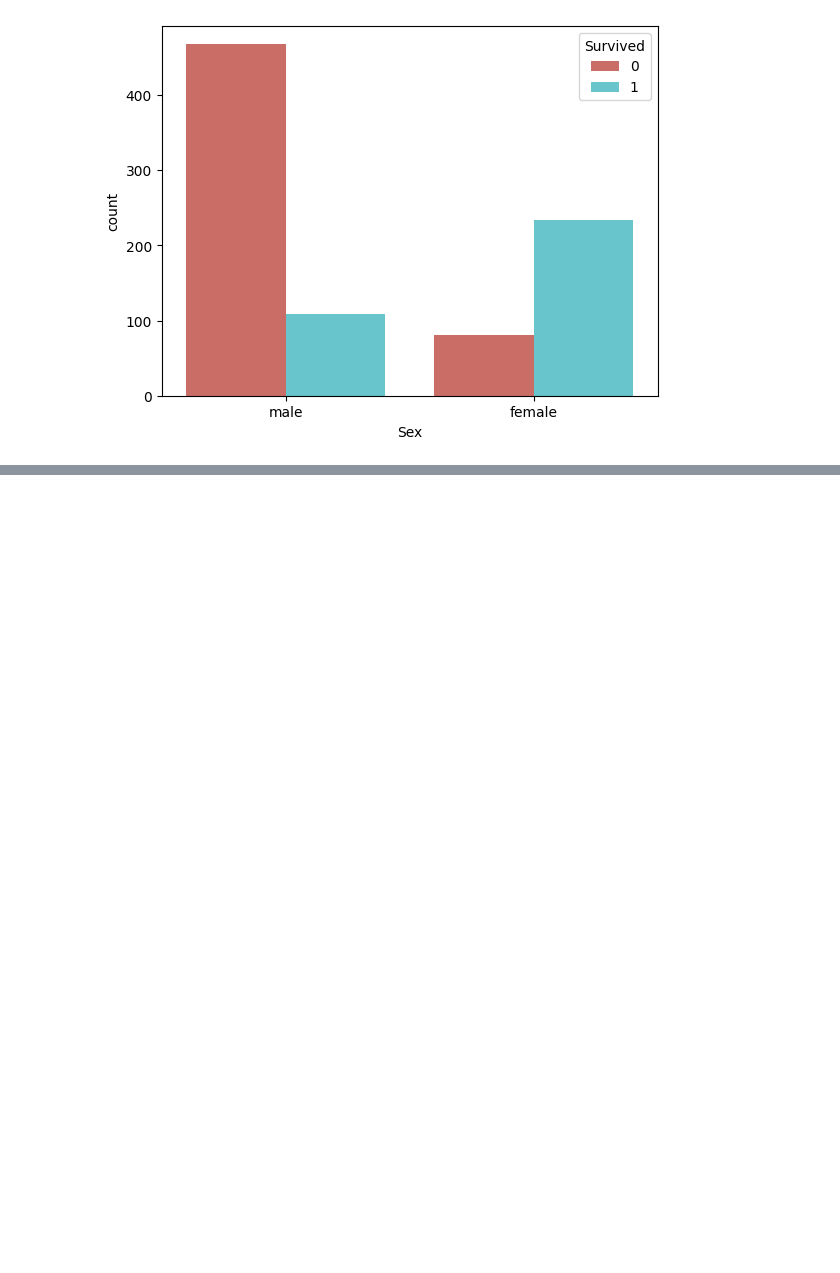
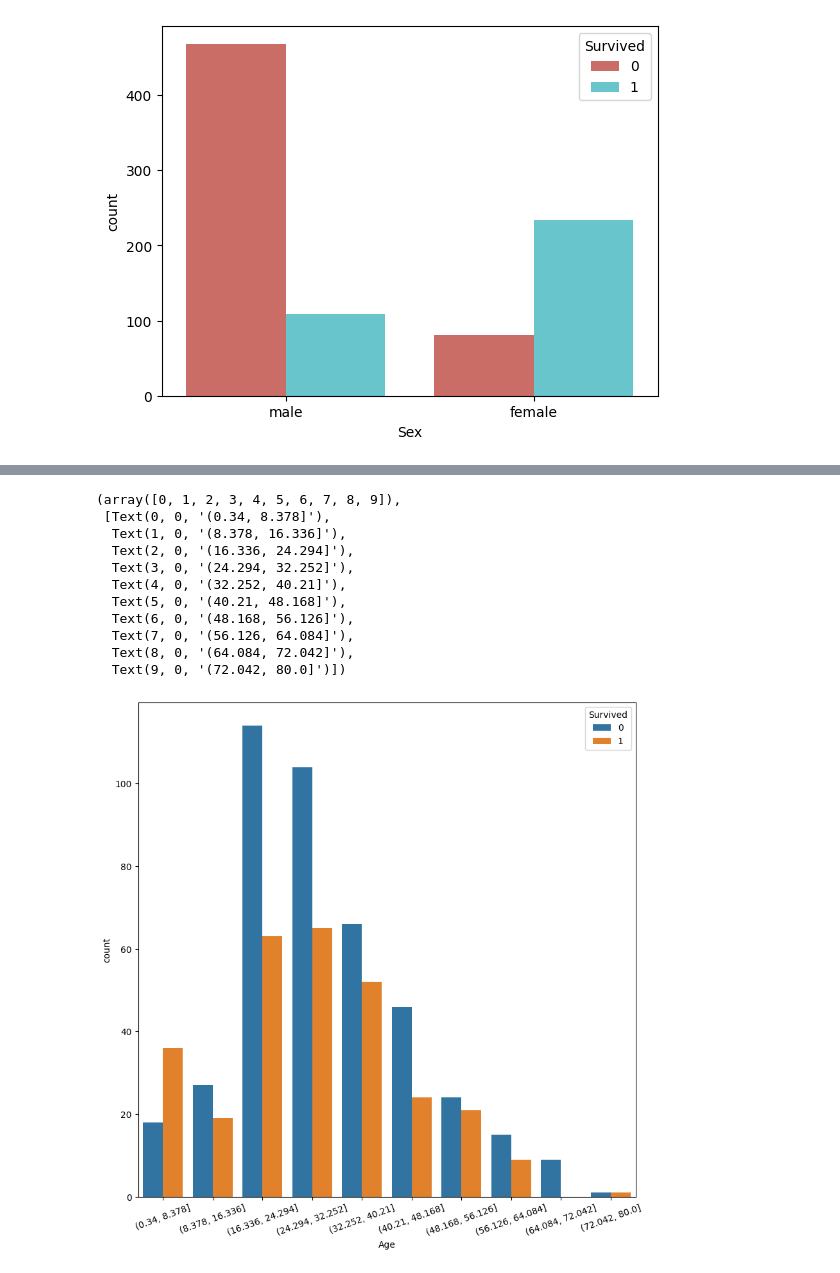
Before and after one commit to Elwing-Chou/hp, a Jupyter notebook: 15_visualize.ipynb, the cells around one changed output, grey strips where cells are left out. Cells and saved outputs as stored; diff of their text form; code cells hidden in the pictures; blank space fills up the shorter version.

```diff
--- a/15_visualize.ipynb
+++ b/15_visualize.ipynb
@@ -54,0 +61,19 @@ sns.countplot(x=df["Sex"],
+# %%
+c = pd.cut(df["Age"], bins=10)
+plt.figure(figsize=(10, 10))
+sns.countplot(x=c, hue=df["Survived"])
+plt.xticks(rotation=20)
+# plt.legend(loc="lower right")
+# %% [output]
+(array([0, 1, 2, 3, 4, 5, 6, 7, 8, 9]),
+ [Text(0, 0, '(0.34, 8.378]'),
+  Text(1, 0, '(8.378, 16.336]'),
+  Text(2, 0, '(16.336, 24.294]'),
+  Text(3, 0, '(24.294, 32.252]'),
+  Text(4, 0, '(32.252, 40.21]'),
+  Text(5, 0, '(40.21, 48.168]'),
+  Text(6, 0, '(48.168, 56.126]'),
+  Text(7, 0, '(56.126, 64.084]'),
+  Text(8, 0, '(64.084, 72.042]'),
+  Text(9, 0, '(72.042, 80.0]')])
+[figure, added]
```
Also changed, not shown: parts of 1 cell of this notebook.
